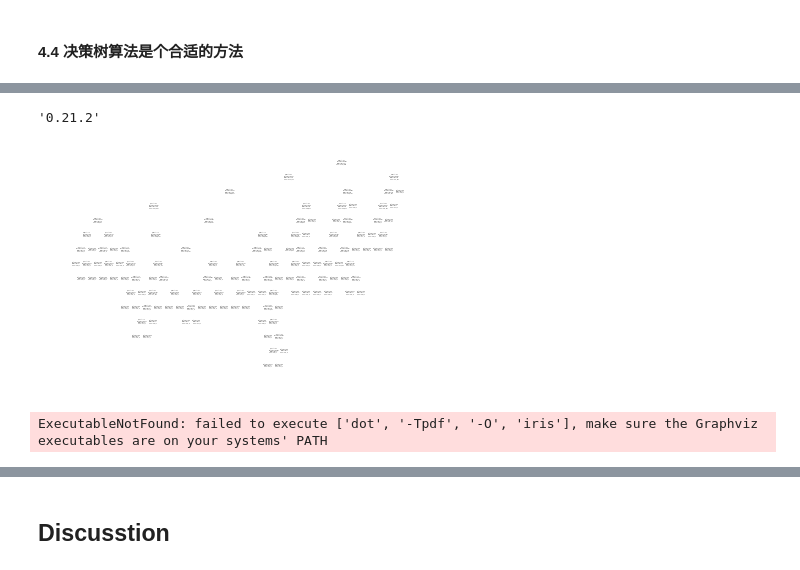
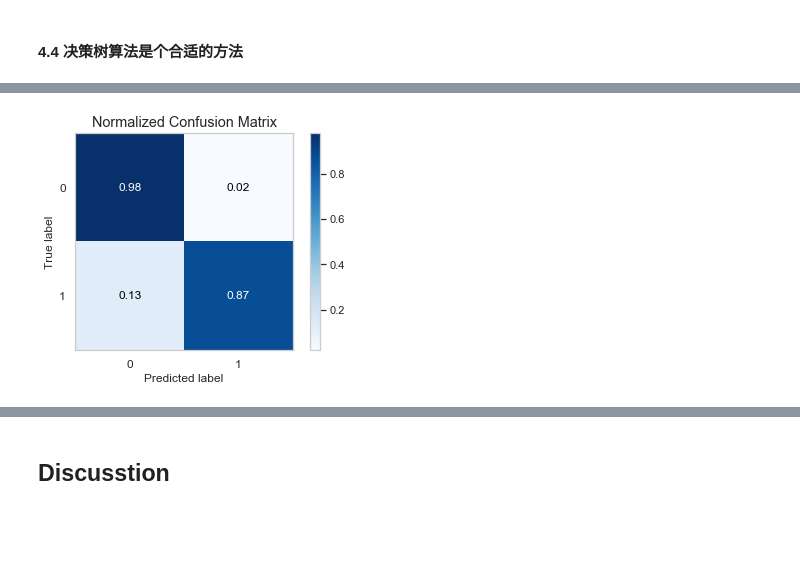
Before and after one commit to dearfad/mmhelper, a Jupyter notebook: care_for_aged.ipynb, the cells around one changed output, grey strips where cells are left out. Cells and saved outputs as stored; diff of their text form; code cells hidden in the pictures; blank space fills up the shorter version.

```diff
--- a/care_for_aged.ipynb
+++ b/care_for_aged.ipynb
@@ -534,21 +498,6 @@ CART ==== {'class_weight': None, 'criterion': 'gini', 'max_depth': None, 'max_fe
-# %%
-import sklearn
-sklearn.__version__
-# %% [output]
-'0.21.2'
-# %%
-#### Hyper
-
-### visual
-
-from sklearn import tree
-tree.plot_tree(models['CART'].fit(X_train, y_train));
-# %% [output]
-[figure, removed]
-# %%
-import graphviz
-dot_data = tree.export_graphviz(models['CART'], out_file=None, feature_names=data.columns[1:10], filled=True, rounded=True, special_characters=True)
-graph = graphviz.Source(dot_data)
-graph.render("iris")
-# %% [output]
-ExecutableNotFound: failed to execute ['dot', '-Tpdf', '-O', 'iris'], make sure the Graphviz executables are on your systems' PATH
+# %%
+y_pred = models['CART'].predict(X_test)
+skplt.metrics.plot_confusion_matrix(y_test, y_pred, normalize=True)
+plt.show()
+# %% [output]
+[figure, added]
```
Also changed, not shown: parts of 9 cells of this notebook, 4 other files.
